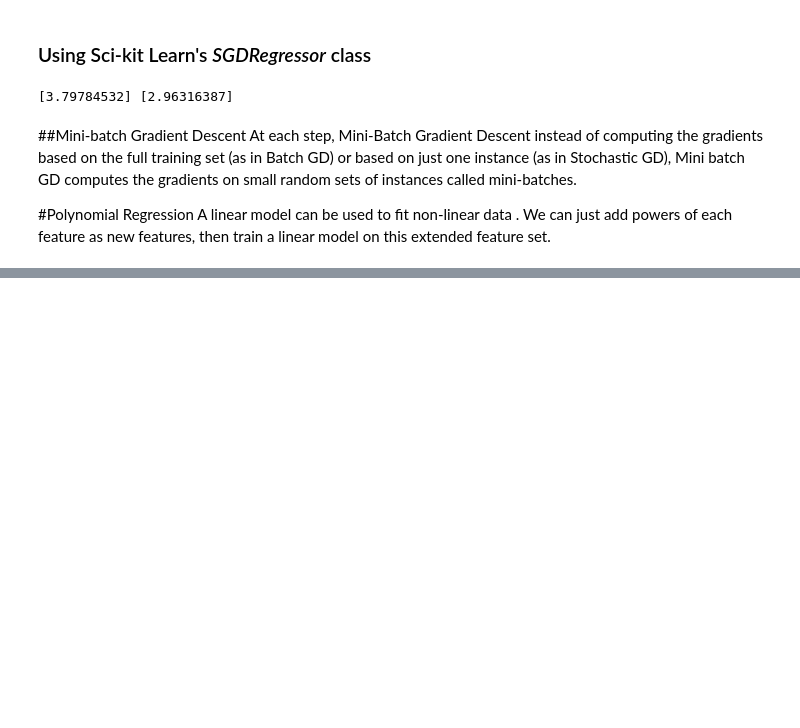
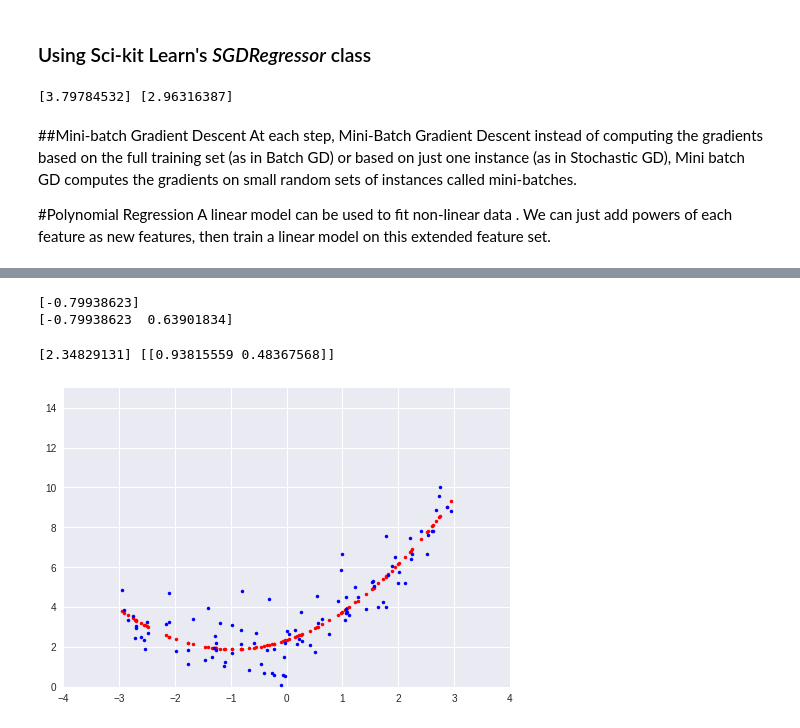
Before and after one commit to hamk3010/DeepLearning, a Jupyter notebook: ML-Algos/Linear-Regression Model.ipynb, the cells around one changed output, grey strips where cells are left out. Cells and saved outputs as stored; diff of their text form; code cells hidden in the pictures; blank space fills up the shorter version.

```diff
--- a/ML-Algos/Linear-Regression Model.ipynb
+++ b/ML-Algos/Linear-Regression Model.ipynb
@@ -105,0 +108,28 @@ plt.show()
+# %%
+from sklearn.preprocessing import PolynomialFeatures
+poly_features = PolynomialFeatures(degree=2, include_bias = False)
+#  X_poly will now contain X and its square
+X_poly = poly_features.fit_transform(X)
+
+print(X[0])
+print(X_poly[0])
+# %% [output]
+[-0.79938623]
+[-0.79938623  0.63901834]
+# %%
+#  Now we will use the sklearn linear regression function to fit the data above
+from sklearn.linear_model import LinearRegression
+lin_reg = LinearRegression()
+lin_reg.fit(X_poly, y)
+print(lin_reg.intercept_, lin_reg.coef_)
+
+# X_new = np.array([[-4],[4]])
+# X_new_b = np.c_[np.ones((2,1)), X_new]
+y_pred = lin_reg.predict(X_poly )
+plt.plot(X , y_pred , "r.")
+plt.plot(X,y, "b.")
+plt.axis([-4,4,0,15])
+plt.show()
+# %% [output]
+[2.34829131] [[0.93815559 0.48367568]]
+[figure, added]
```
Also changed, not shown: parts of 5 cells of this notebook.
